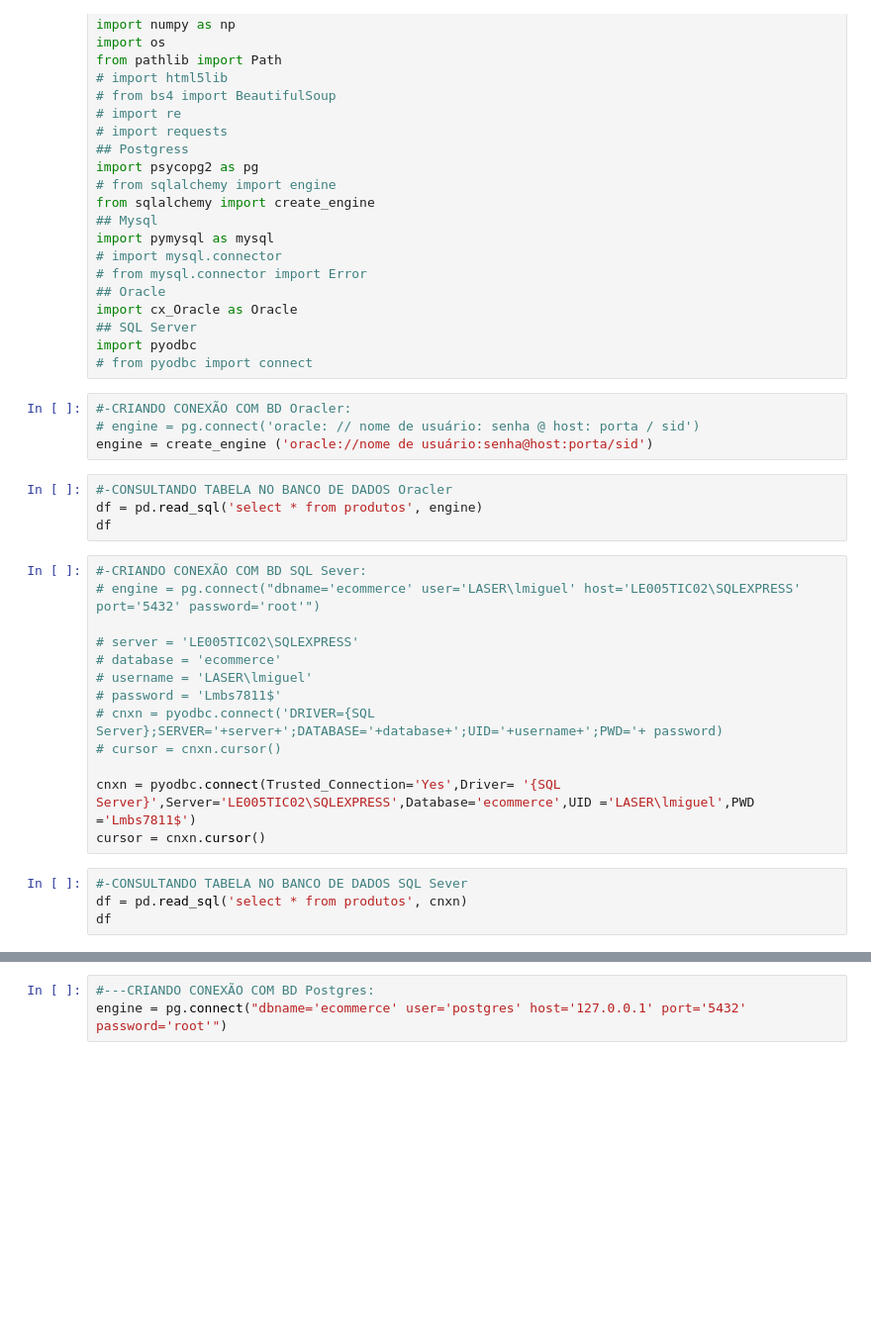
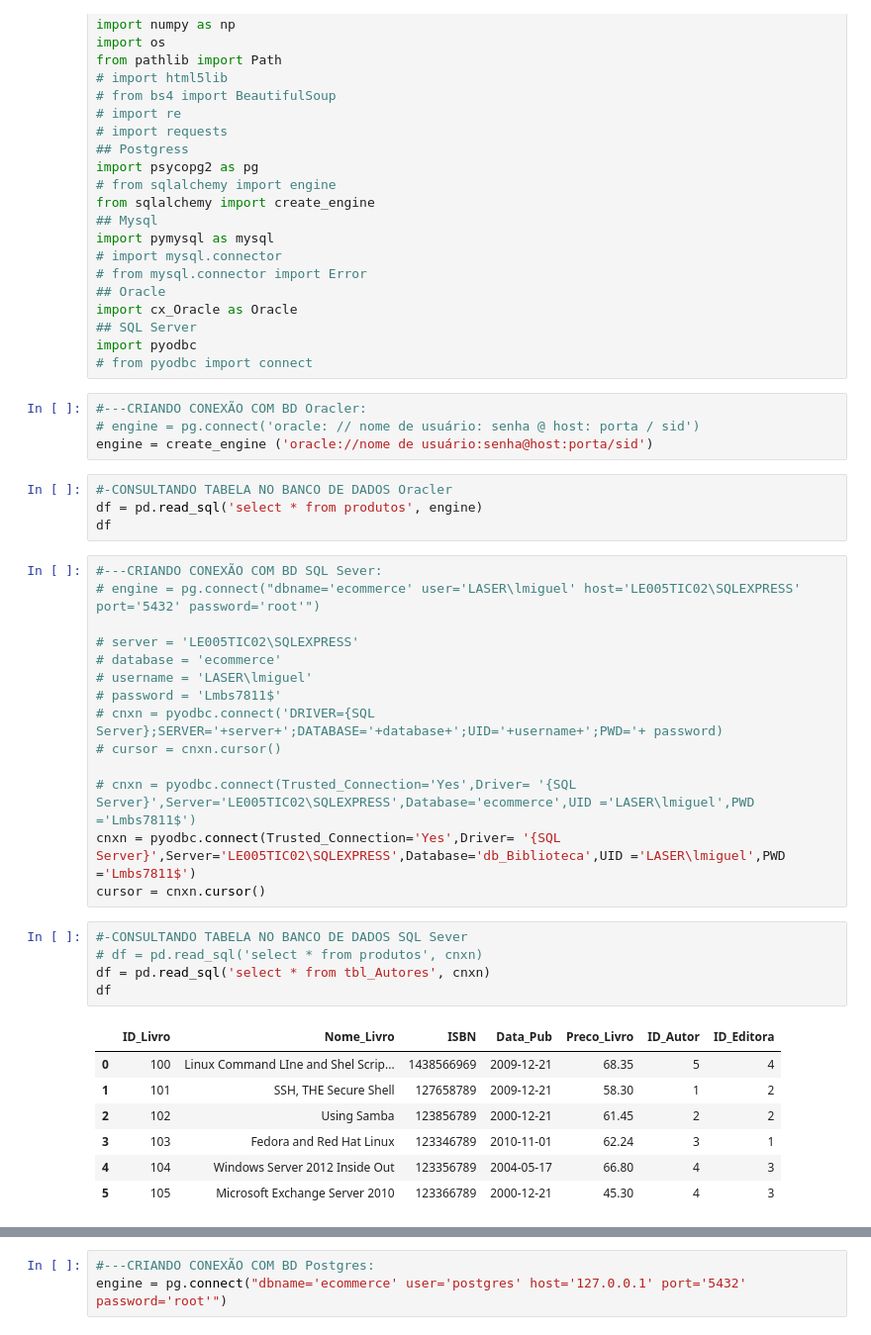
Before and after one commit to Miguellyto/csv---mapadecaixa, a Jupyter notebook: SQLtoCSV-EXCEL.ipynb, the cells around one changed output, grey strips where cells are left out. Shown at 99% size. Saved outputs shown, nothing was run; the diff lists cells and outputs as text; blank space fills up the shorter version.

Commit message:
Criando conexão com os SGBDs

```diff
--- a/SQLtoCSV-EXCEL.ipynb
+++ b/SQLtoCSV-EXCEL.ipynb
@@ -26,7 +26,7 @@ import cx_Oracle as Oracle
 import pyodbc
 # from pyodbc import connect
 # %%
-#-CRIANDO CONEXÃO COM BD Oracler:
+#---CRIANDO CONEXÃO COM BD Oracler:
 # engine = pg.connect('oracle: // nome de usuário: senha @ host: porta / sid')
 engine = create_engine ('oracle://nome de usuário:senha@host:porta/sid')
 # %%
@@ -34,7 +34,7 @@ engine = create_engine ('oracle://nome de usuário:senha@host:porta/sid')
 df = pd.read_sql('select * from produtos', engine)
 df
 # %%
-#-CRIANDO CONEXÃO COM BD SQL Sever:
+#---CRIANDO CONEXÃO COM BD SQL Sever:
 # engine = pg.connect("dbname='ecommerce' user='LASER\lmiguel' host='LE005TIC02\SQLEXPRESS' port='5432' password='root'")
 
 # server = 'LE005TIC02\SQLEXPRESS'
@@ -44,10 +44,20 @@ df
 # cnxn = pyodbc.connect('DRIVER={SQL Server};SERVER='+server+';DATABASE='+database+';UID='+username+';PWD='+ password)
 # cursor = cnxn.cursor()
 
-cnxn = pyodbc.connect(Trusted_Connection='Yes',Driver= '{SQL Server}',Server='LE005TIC02\SQLEXPRESS',Database='ecommerce',UID ='LASER\lmiguel',PWD ='Lmbs7811$')
+# cnxn = pyodbc.connect(Trusted_Connection='Yes',Driver= '{SQL Server}',Server='LE005TIC02\SQLEXPRESS',Database='ecommerce',UID ='LASER\lmiguel',PWD ='Lmbs7811$')
+cnxn = pyodbc.connect(Trusted_Connection='Yes',Driver= '{SQL Server}',Server='LE005TIC02\SQLEXPRESS',Database='db_Biblioteca',UID ='LASER\lmiguel',PWD ='Lmbs7811$')
 cursor = cnxn.cursor()
 # %%
 #-CONSULTANDO TABELA NO BANCO DE DADOS SQL Sever
-df = pd.read_sql('select * from produtos', cnxn)
+# df = pd.read_sql('select * from produtos', cnxn)
+df = pd.read_sql('select * from tbl_Autores', cnxn)
 df
+# %% [output]
+|  | ID_Livro | Nome_Livro | ISBN | Data_Pub | Preco_Livro | ID_Autor | ID_Editora |
+| 0 | 100 | Linux Command LIne and Shel Scrip... | 1438566969 | 2009-12-21 | 68.35 | 5 | 4 |
+| 1 | 101 | SSH, THE Secure Shell | 127658789 | 2009-12-21 | 58.30 | 1 | 2 |
+| 2 | 102 | Using Samba | 123856789 | 2000-12-21 | 61.45 | 2 | 2 |
+| 3 | 103 | Fedora and Red Hat Linux | 123346789 | 2010-11-01 | 62.24 | 3 | 1 |
+| 4 | 104 | Windows Server 2012 Inside Out | 123356789 | 2004-05-17 | 66.80 | 4 | 3 |
+| 5 | 105 | Microsoft Exchange Server 2010 | 123366789 | 2000-12-21 | 45.30 | 4 | 3 |
 # %%
```
Also changed, not shown: parts of 3 cells of this notebook, 6 other files.
